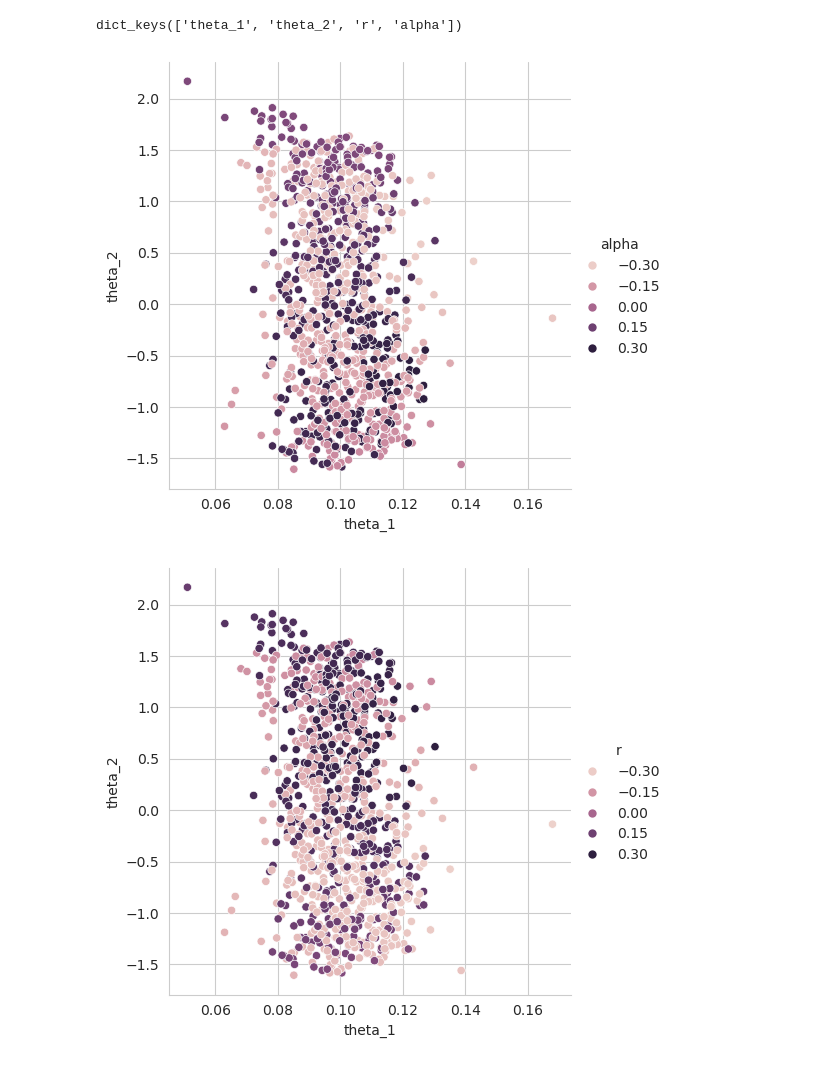
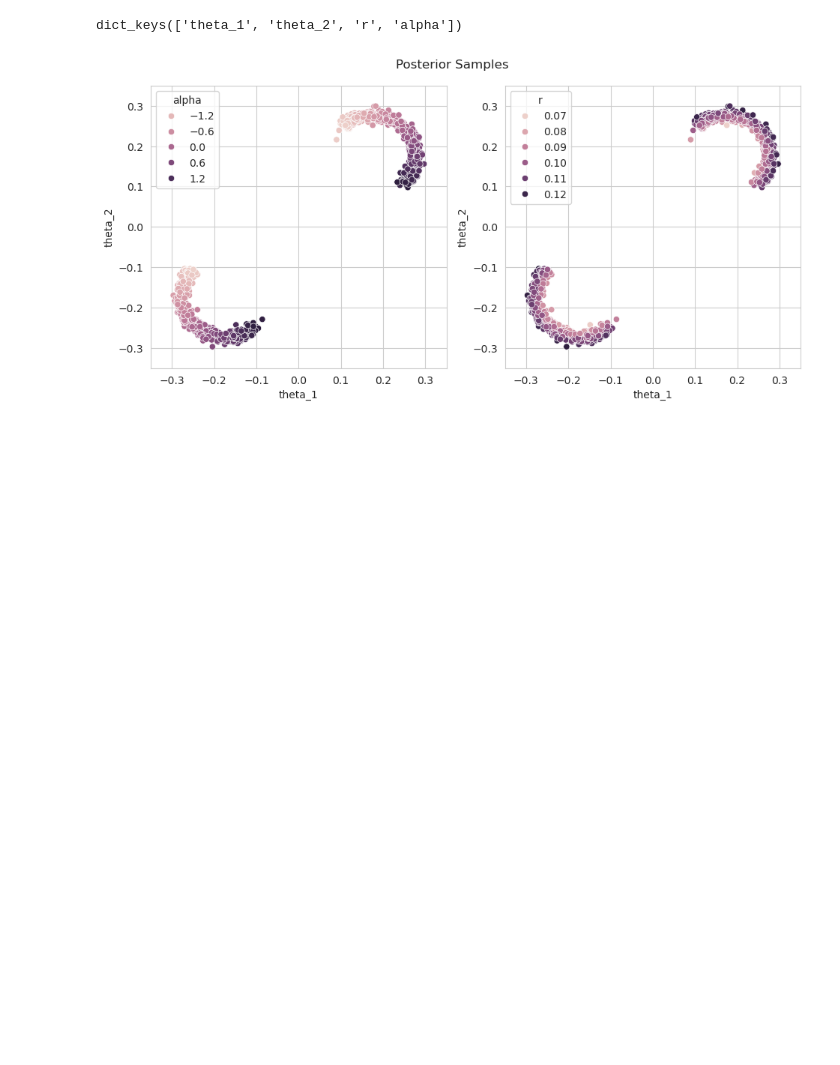
Before and after one commit to stefanradev93/BayesFlow, a Jupyter notebook: examples/2024-07-19 Two Moons.ipynb, the cells around one changed output. Drawn from its saved outputs; the diff is of its cells as text; code cells hidden in the pictures; blank space fills up the shorter version.

```diff
--- a/examples/2024-07-19 Two Moons.ipynb
+++ b/examples/2024-07-19 Two Moons.ipynb
@@ -83,5 +85,16 @@ We start by defining some hyperparameters.
 # %%
 epochs = 10
 num_batches = 1000
-batch_size = 2048
+batch_size = "auto"
 memory_budget = "2 GB"
+# %%
+# we could use a static learning rate
+# learning_rate = 1e-3
+# but usually a learning rate schedule works better
+learning_rate = keras.optimizers.schedules.CosineDecay(
+    initial_learning_rate=1e-4,
+    decay_steps=epochs * num_batches,
+    alpha=0.01,
+    warmup_target=1e-3,
+    warmup_steps=int(0.1 * epochs * num_batches),
+)
@@ -114,14 +142,15 @@ approximator.compile(optimizer=optimizer)
 Finally, fit the network to the data.
 # %%
 approximator.fit(
+    batch_size=batch_size,
+    epochs=epochs,
+    memory_budget=memory_budget,
+    num_batches=num_batches,
     simulator=simulator,
-    epochs=epochs,
-    num_batches=num_batches,
-    batch_size=batch_size,
-    memory_budget=memory_budget,
-    # we don't need workers or multiprocessing
-    # because our dataset is small and we train on the cpu
-    workers=1,
+
+    # workers and multiprocessing are broken upstream
+    # see https://github.com/keras-team/keras/issues/20032
+    workers=None,
     use_multiprocessing=False,
 )
 # %% [output]
@@ -166,10 +195,16 @@ data.keys()
 # %% [output]
 dict_keys(['theta_1', 'theta_2', 'r', 'alpha'])
 # %%
-sns.relplot(data, x="theta_1", y="theta_2", hue="alpha")
+fig, axes = plt.subplots(1, 2, figsize=plt.figaspect(0.5))
+sns.scatterplot(data, x="theta_1", y="theta_2", hue="alpha", ax=axes[0])
+sns.scatterplot(data, x="theta_1", y="theta_2", hue="r", ax=axes[1])
+
+for ax in axes:
+    ax.set_xlim(-0.35, 0.35)
+    ax.set_ylim(-0.35, 0.35)
+
+fig.suptitle("Posterior Samples")
+plt.tight_layout()
 plt.show()
-sns.relplot(data, x="theta_1", y="theta_2", hue="r")
-plt.show()
 # %% [output]
-[figure, old version]
+[figure, new version]
-[figure, removed]
```
Also changed, not shown: parts of 18 cells of this notebook.
